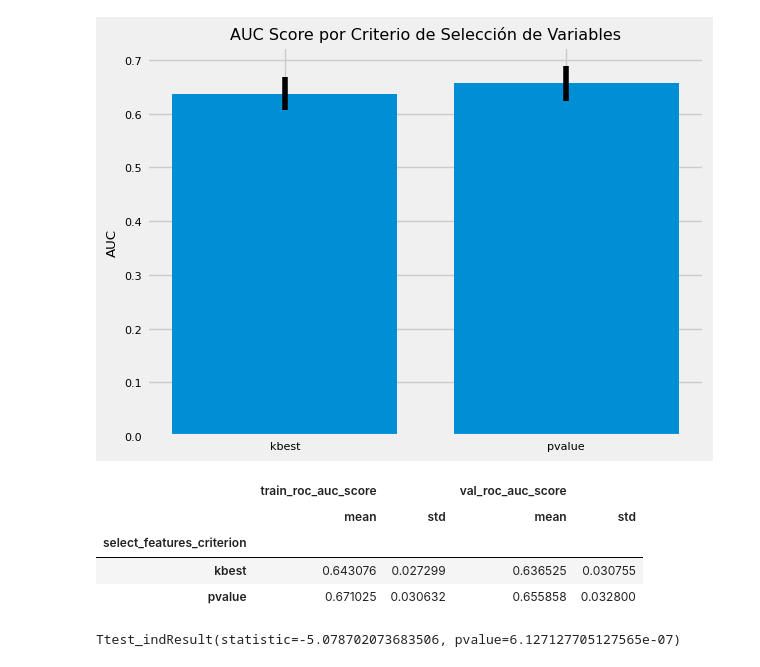
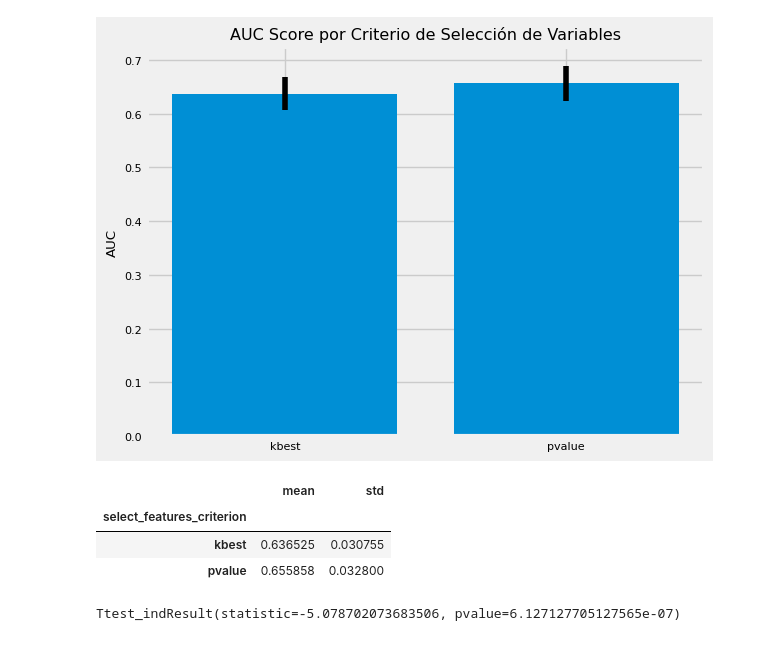
Before and after one commit to ignacioTapia95/neuralworks-challenge-data-scientist, a Jupyter notebook: notebooks/05_MODEL_COMPARISON.ipynb, the cells around one changed output. Cells and saved outputs as stored; diff of their text form; code cells hidden in the pictures.

```diff
--- a/notebooks/05_MODEL_COMPARISON.ipynb
+++ b/notebooks/05_MODEL_COMPARISON.ipynb
@@ -360,13 +360,12 @@ plt.show()
 # %% [output]
 [figure]
 # %%
-feature_selection_method
+feature_selection_method['val_roc_auc_score']
 # %% [output]
-|  | train_roc_auc_score |  | val_roc_auc_score |  |
-|  | mean | std | mean | std |
-| select_features_criterion |  |  |  |  |
-| kbest | 0.643076 | 0.027299 | 0.636525 | 0.030755 |
-| pvalue | 0.671025 | 0.030632 | 0.655858 | 0.032800 |
+|  | mean | std |
+| select_features_criterion |  |  |
+| kbest | 0.636525 | 0.030755 |
+| pvalue | 0.655858 | 0.032800 |
 # %%
 ttest_ind(
     df_summary.query('select_features_criterion == "kbest"')['val_roc_auc_score'],
```
Also changed, not shown: parts of 2 cells of this notebook, 3 other files.
